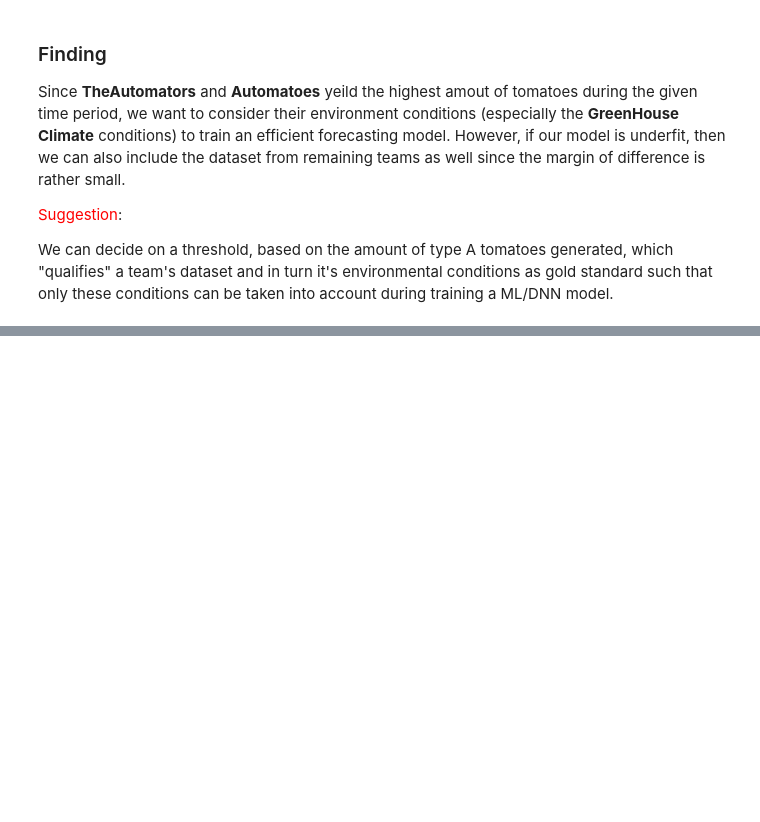
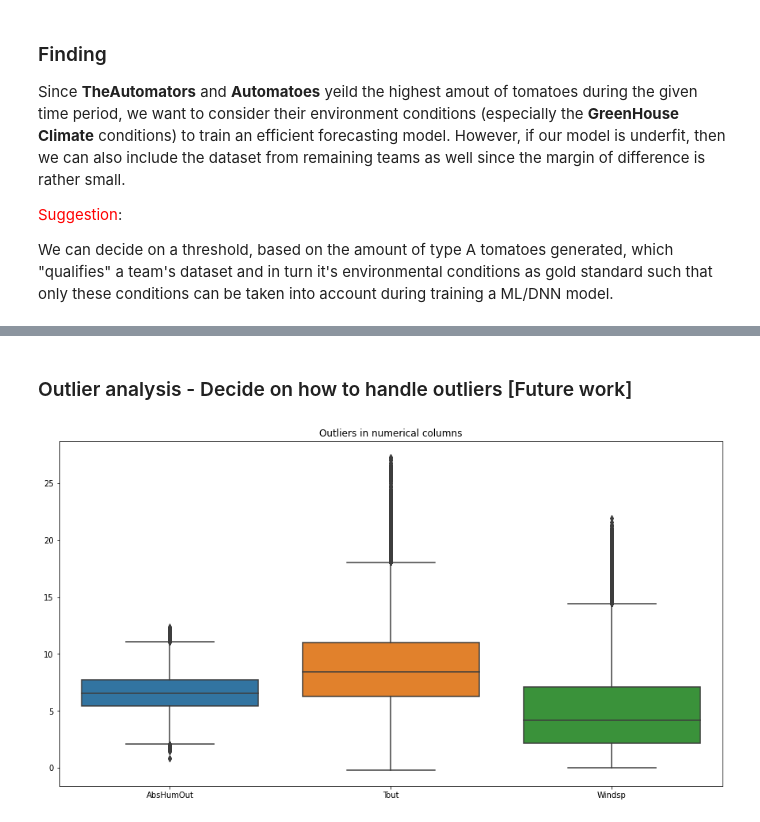
Before and after one commit to soumenganguly/greenhouse-learn, a Jupyter notebook: notebooks/experimental_notebook.ipynb, the cells around one changed output, grey strips where cells are left out. Cells and saved outputs as stored; diff of their text form; code cells hidden in the pictures; blank space fills up the shorter version.

```diff
--- a/notebooks/experimental_notebook.ipynb
+++ b/notebooks/experimental_notebook.ipynb
@@ -143,0 +155,2 @@ We can decide on a threshold, based on the amount of type A tomatoes generated,
+# %%
+weather_df = load_data("../dataset/weather.csv")
@@ -143,0 +205,16 @@ We can decide on a threshold, based on the amount of type A tomatoes generated,
+# %%
+# convert from excel date format to datetime
+def convert_xldate_to_datetime(xl_date):
+    datetime = xlrd.xldate_as_datetime(xl_date, 0)
+    return datetime
+
+def preprocess_df(df):
+    # convert excel date entries into datetime
+    df["time"] = df["time"].apply(lambda x: convert_xldate_to_datetime(x))
+    # set the index of the df to time
+    df.set_index("time", inplace=True)
+    # remove rows for which all entries are NaN
+    df = df.dropna(axis=0, how="all")
+    return df
+# %%
+weather_df = preprocess_df(weather_df)
@@ -143,0 +252,7 @@ We can decide on a threshold, based on the amount of type A tomatoes generated,
+# %%
+# convert Rain to categorical datatype
+
+weather_df["Rain"] = weather_df.Rain.astype('int')
+weather_df["Rain"] = weather_df.Rain.astype('category')
+
+weather_df.dtypes
@@ -143,0 +285,12 @@ We can decide on a threshold, based on the amount of type A tomatoes generated,
+# %% [markdown]
+### Outlier analysis - Decide on how to handle outliers [Future work]
+# %%
+# Outlier analysis
+import seaborn as sns
+
+fig, ax = plt.subplots(figsize=(15,8))
+sns.boxplot(data=weather_df[['AbsHumOut', 'Tout', 'Windsp']])
+ax.set_title("Outliers in numerical columns")
+plt.show()
+# %% [output]
+[figure, added]
```
Also changed, not shown: parts of 57 cells of this notebook.
